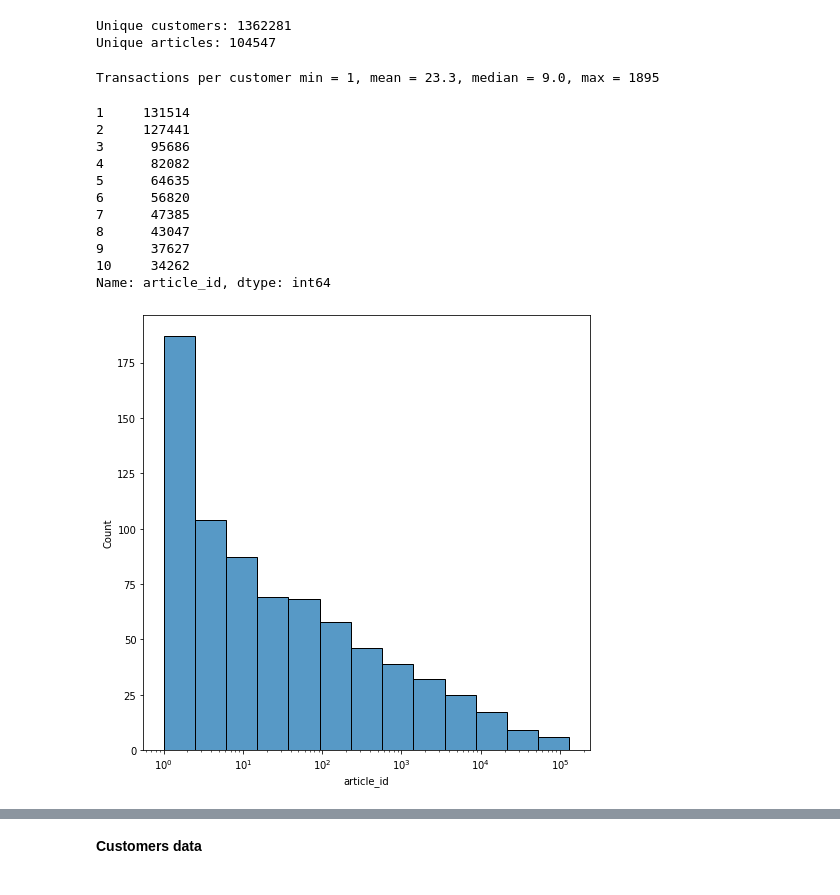
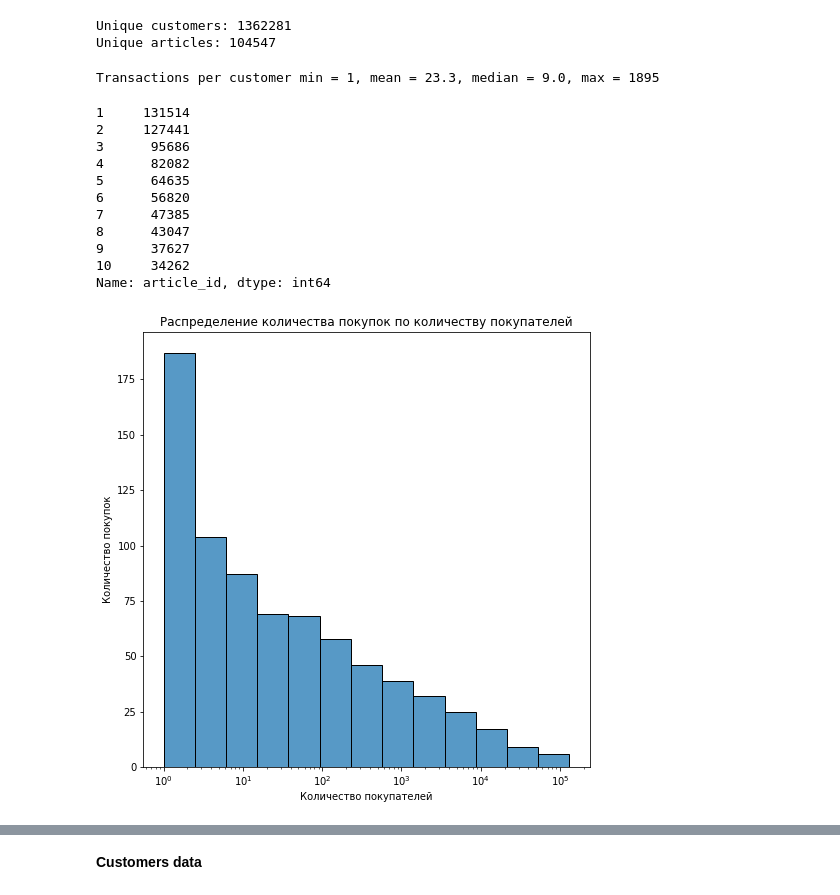
Before and after one commit to alex-prokudaylo/otus_education, a Jupyter notebook: h-m-recsys-eda.ipynb, the cells around one changed output, grey strips where cells are left out. Drawn from its saved outputs; the diff is of its cells as text; code cells hidden in the pictures.

```diff
--- a/h-m-recsys-eda.ipynb
+++ b/h-m-recsys-eda.ipynb
@@ -50,25 +50,31 @@ Unique articles: 104547
 # %%
 per_customer = transactions_df.groupby("customer_id")["article_id"].count()
 
 print("Transactions per customer min = {}, mean = {:.3}, median = {:.3}, max = {}".format(per_customer.min(), per_customer.mean(), per_customer.median(), per_customer.max()))
 
 plt.figure(figsize=(8,8))
-sns.histplot(per_customer.value_counts(), log_scale=True)
+ax = sns.histplot(per_customer.value_counts(), log_scale=True)
+
+ax.set_ylabel('Количество покупок')
+ax.set_xlabel('Количество покупателей')
+ax.set_title("Распределение количества покупок по количеству покупателей", loc='center')
+
+
 per_customer.value_counts().head(10)
 # %% [output]
 Transactions per customer min = 1, mean = 23.3, median = 9.0, max = 1895
 1     131514
 2     127441
 3      95686
 4      82082
 5      64635
 6      56820
 7      47385
 8      43047
 9      37627
 10     34262
 Name: article_id, dtype: int64
-[figure, old version]
+[figure, new version]
 # %%
 per_articles = transactions_df.groupby("article_id")["customer_id"].count()
 
```
Also changed, not shown: parts of 7 cells of this notebook.
